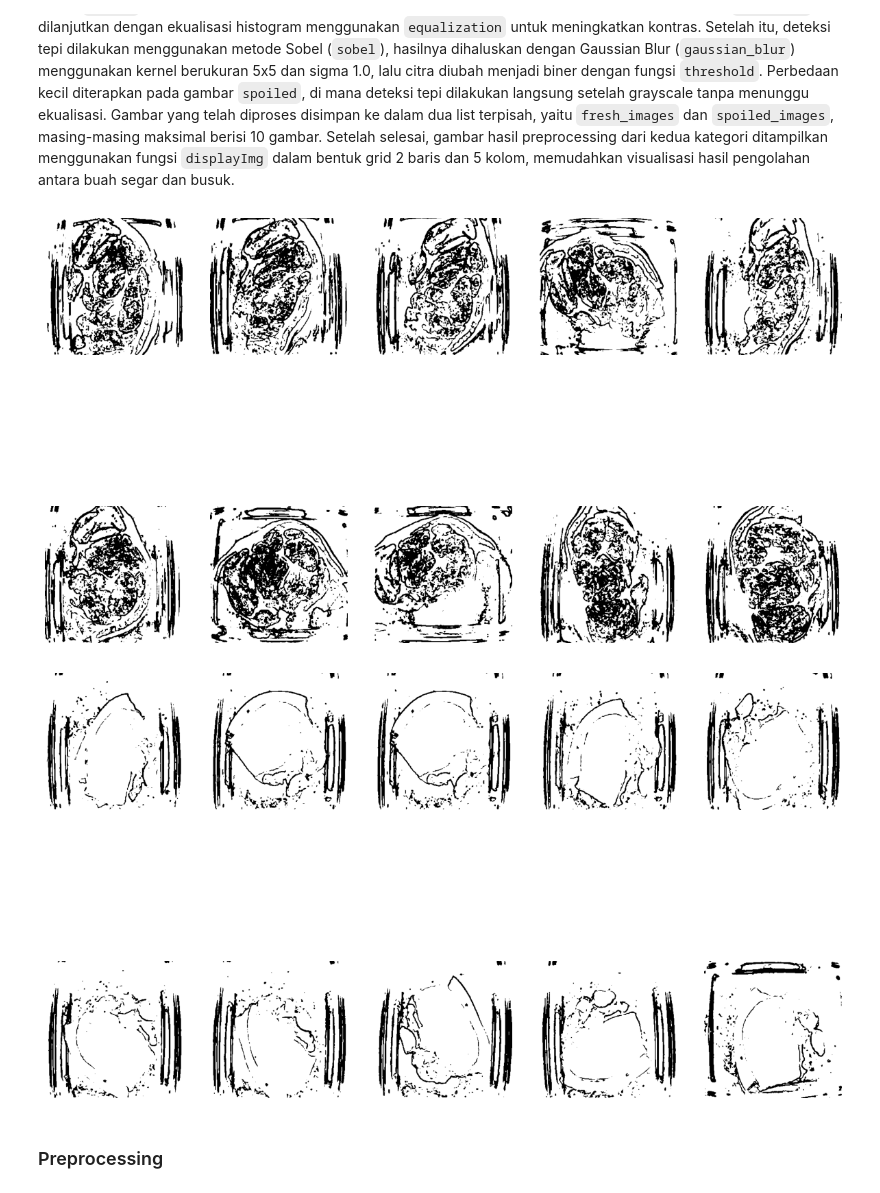
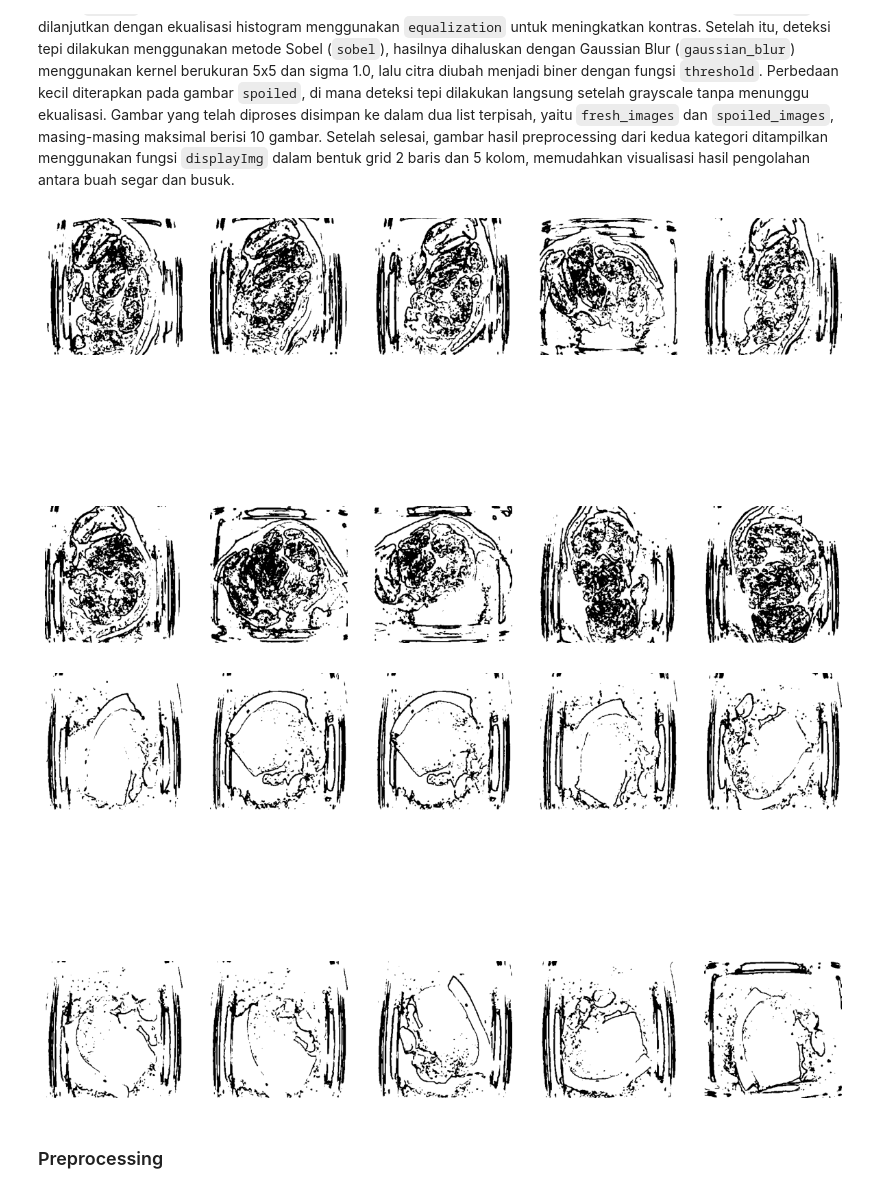
Before and after one commit to Yurian20/Project-PCD-24, a Jupyter notebook: Percobaan/Percobaan 3.ipynb, the cells around one changed output. Saved outputs shown, nothing was run; the diff lists cells and outputs as text; code cells hidden in the pictures.

```diff
--- a/Percobaan/Percobaan 3.ipynb
+++ b/Percobaan/Percobaan 3.ipynb
@@ -135,27 +135,27 @@ displayImg(12,12, data)
 # %% [markdown]
 ### Define Augmentation Function
 # %%
-data_augmented = []
-labels_augmented = []
-file_name_augmented = []
+# data_augmented = []
+# labels_augmented = []
+# file_name_augmented = []
 
-def flip_horizontal(image):
-    return np.fliplr(image)
+# def flip_horizontal(image):
+#     return np.fliplr(image)
 
-def rotate(image):
-    return np.rot90(image, k=3)
+# def rotate(image):
+#     return np.rot90(image, k=3)
 
-for i in range(len(data)):
-    original = data[i]
-    flipped = flip_horizontal(original)
-    rotated = rotate(original)
+# for i in range(len(data)):
+#     original = data[i]
+#     flipped = flip_horizontal(original)
+#     rotated = rotate(original)
 
-    data_augmented.extend([flipped, rotated])
-    labels_augmented.extend([datalabel[i]] * 2)
-    file_name_augmented.extend([file_name[i] + '_flip', file_name[i] + '_rot'])
+#     data_augmented.extend([flipped, rotated])
+#     labels_augmented.extend([datalabel[i]] * 2)
+#     file_name_augmented.extend([file_name[i] + '_flip', file_name[i] + '_rot'])
 
-print("Jumlah data sebelum augmentasi:", len(data))
-print("Jumlah data setelah augmentasi:", len(data_augmented))
+# print("Jumlah data sebelum augmentasi:", len(data))
+# print("Jumlah data setelah augmentasi:", len(data_augmented))
 # %% [output]
 Jumlah data sebelum augmentasi: 144
 Jumlah data setelah augmentasi: 288
@@ -295,34 +295,34 @@ Kode di bawah digunakan untuk melakukan *preprocessing* pada 10 gambar buah sega
 # %%
 fresh_images = []
 spoiled_images = []
 
 for i in range(len(data)):
     if datalabel[i].lower() == 'fresh' and len(fresh_images) < 10:
         resize_img = resize(data[i], 350, 350)
         gray = grayscale(resize_img)
         ekual = equalization(gray)
         edge = sobel(ekual)
         blur = gaussian_blur(edge, kernel_size=5, sigma=1.0)
         thresh = threshold(blur, 128)
         fresh_images.append(thresh)
 
     elif datalabel[i].lower() == 'spoiled' and len(spoiled_images) < 10:
         resize_img = resize(data[i], 350, 350)
         gray = grayscale(resize_img)
         ekual = equalization(gray)
-        edge = sobel(gray)
+        edge = sobel(ekual)
         blur = gaussian_blur(edge, kernel_size=5, sigma=1.0)
         thresh = threshold(blur,128)
         spoiled_images.append(thresh)
 
     if len(fresh_images) >= 10 and len(spoiled_images) >= 10:
         break
 
 displayImg(2, 5, fresh_images)
 displayImg(2, 5, spoiled_images)
 # %% [output]
 [figure]
-[figure, old version]
+[figure, new version]
 # %% [markdown]
 ### Preprocessing
 # %%
```
Also changed, not shown: parts of 1 cell of this notebook, 13 other files.
